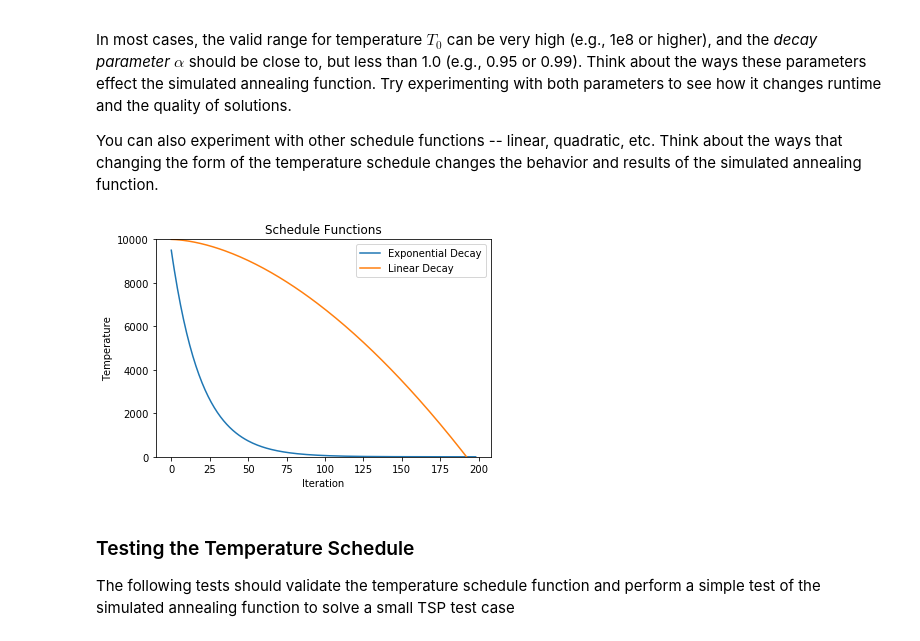
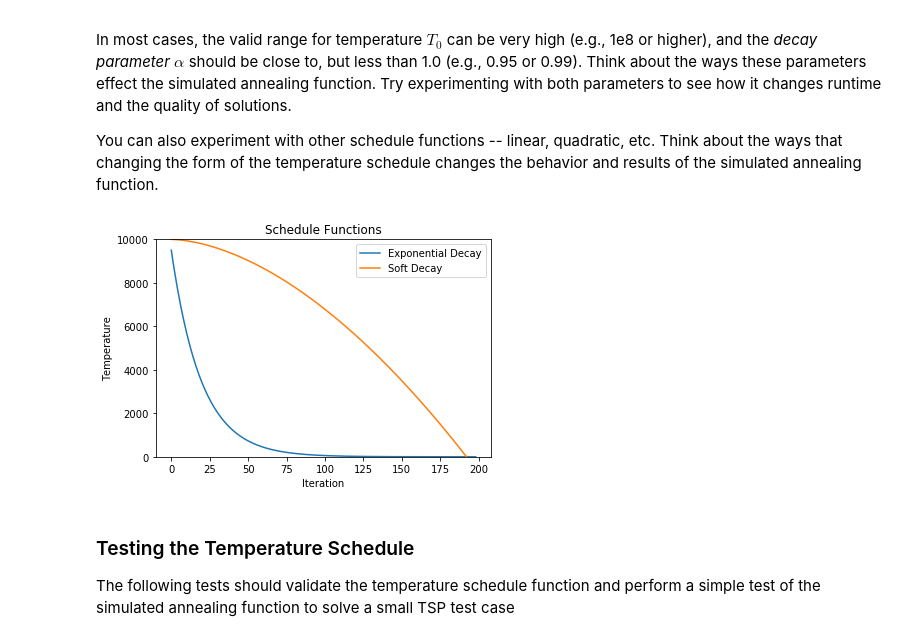
Before and after one commit to ksooklall/Artificial-Intelligence, a Jupyter notebook: Labs/AIND-Simulated_Annealing.ipynb, the cells around one changed output. Drawn from its saved outputs; the diff is of its cells as text; code cells hidden in the pictures.

```diff
--- a/Labs/AIND-Simulated_Annealing.ipynb
+++ b/Labs/AIND-Simulated_Annealing.ipynb
@@ -266,21 +266,21 @@ You can also experiment with other schedule functions -- linear, quadratic, etc.
 alpha = 0.95
 temperature=1e4
 
-def schedule(time):
-    return (alpha ** time) * temperature
+def schedule(time, fun='exp'):
+    return (alpha ** time) * temperature if fun == 'exp' else -time ** 1.75 + temperature
 # %%
 exp_plot = [schedule(i) for i in range(1, 200)]
-lin_plot = [-i**1.75 + temperature for i in range(1, 200)]
+soft_plot = [-i**1.75 + temperature for i in range(1, 200)]
 plt.plot(exp_plot, label='Exponential Decay')
-plt.plot(lin_plot, label='Linear Decay')
+plt.plot(soft_plot, label='Soft Decay')
 plt.xlabel('Iteration')
 plt.ylabel('Temperature')
 plt.ylim([0, temperature])
 plt.legend(loc=0)
 plt.title('Schedule Functions')
 plt.show()
 # %% [output]
-[figure, old version]
+[figure, new version]
 # %% [markdown]
 ### Testing the Temperature Schedule
 The following tests should validate the temperature schedule function and perform a simple test of the simulated annealing function to solve a small TSP test case
```
Also changed, not shown: parts of 5 cells of this notebook.
